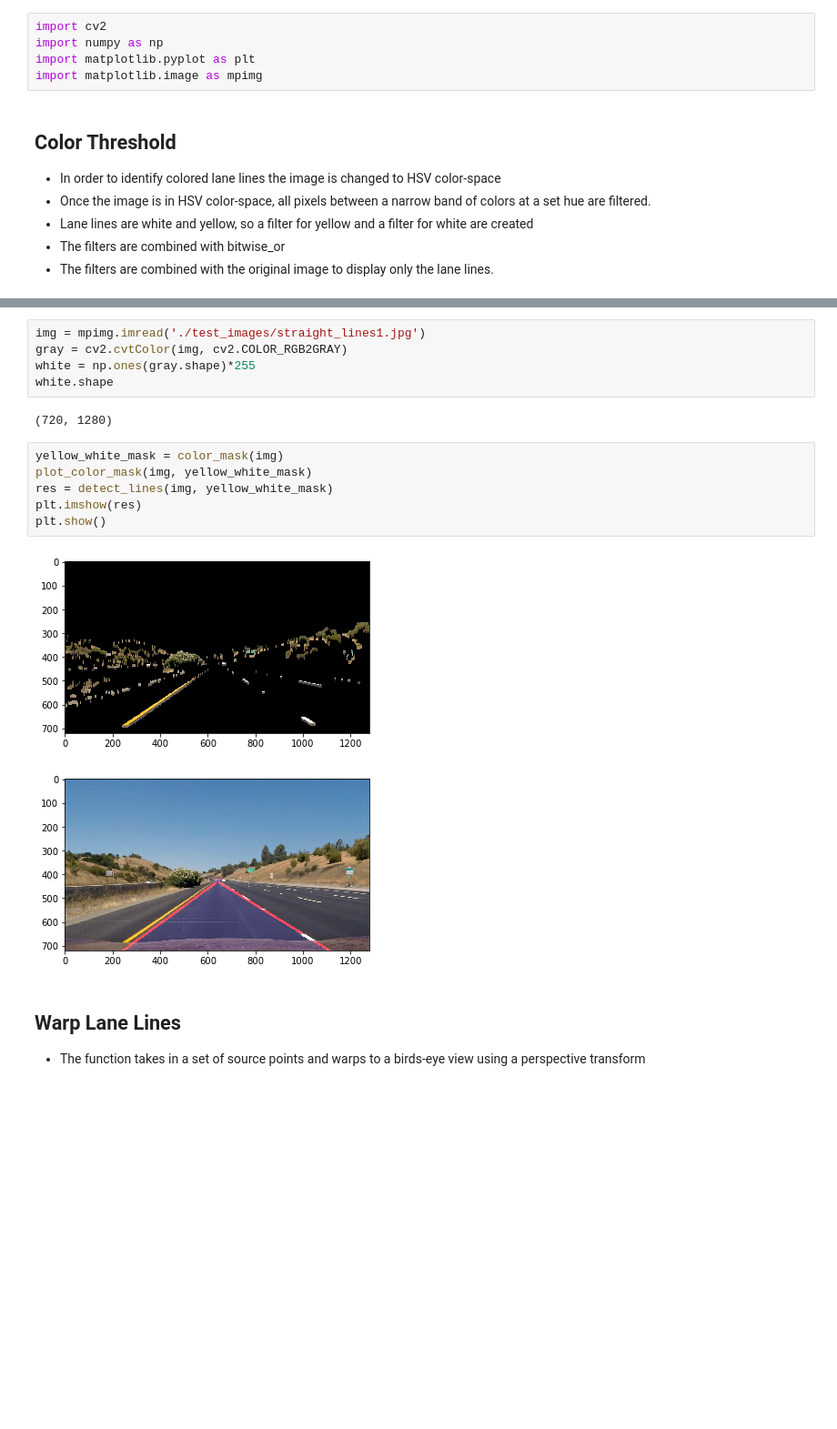
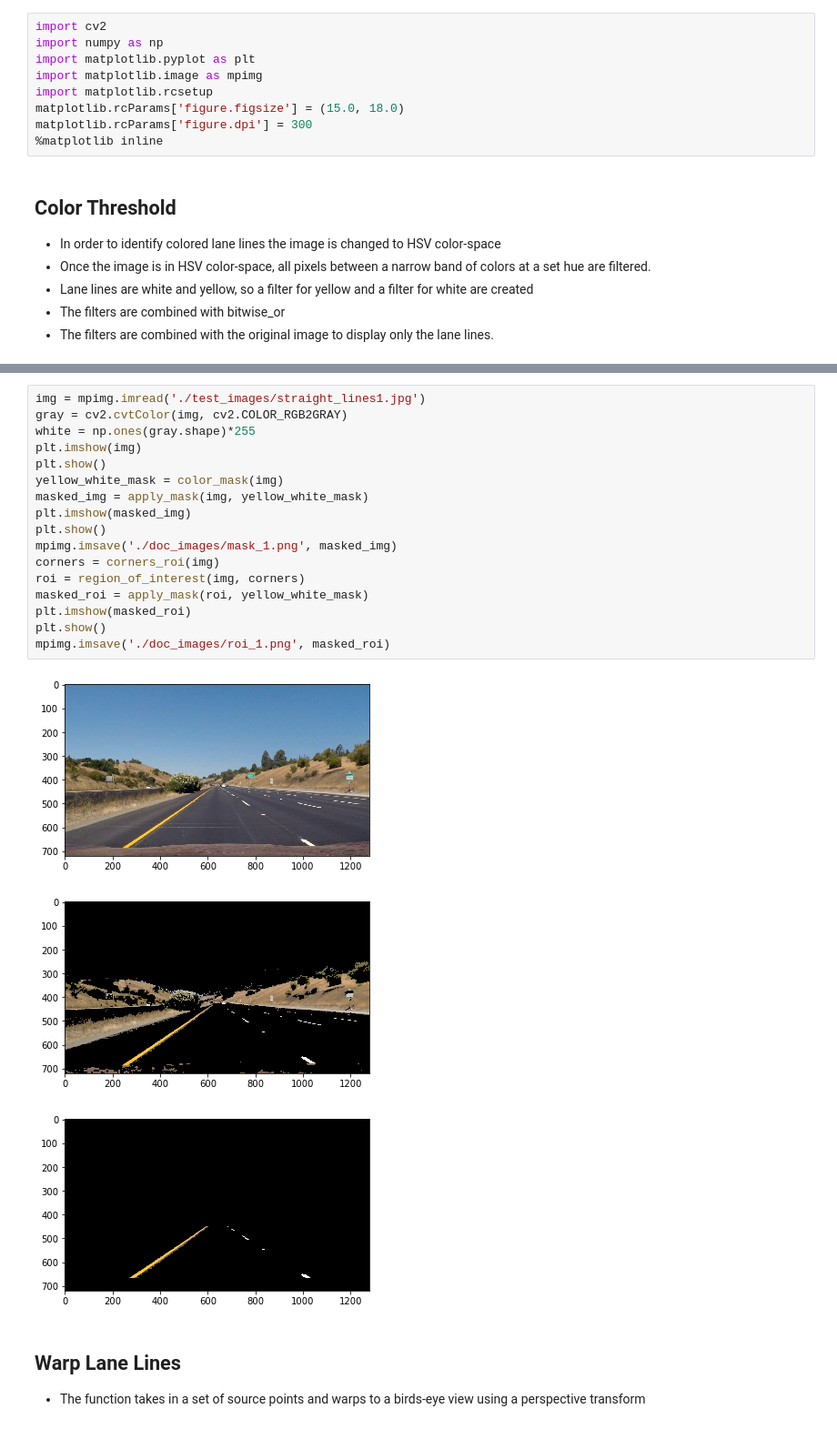
Before and after one commit to sketchc89/AdvanceLaneLines-P4, a Jupyter notebook: LineDetection.ipynb, the cells around one changed output, grey strips where cells are left out. Shown at 91% size. Cells and saved outputs as stored; diff of their text form; blank space fills up the shorter version.

```diff
--- a/LineDetection.ipynb
+++ b/LineDetection.ipynb
@@ -3,6 +3,10 @@ import cv2
 import numpy as np
 import matplotlib.pyplot as plt
 import matplotlib.image as mpimg
+import matplotlib.rcsetup
+matplotlib.rcParams['figure.figsize'] = (15.0, 18.0)
+matplotlib.rcParams['figure.dpi'] = 300
+%matplotlib inline
 # %% [markdown]
 ## Color Threshold
 * In order to identify colored lane lines the image is changed to HSV color-space
@@ -93,19 +84,24 @@ def detect_lines(img, c_mask):
-# %%
-img = mpimg.imread('./test_images/straight_lines1.jpg')
-gray = cv2.cvtColor(img, cv2.COLOR_RGB2GRAY)
-white = np.ones(gray.shape)*255
-white.shape
-# %% [output]
-(720, 1280)
-# %%
-yellow_white_mask = color_mask(img)
-plot_color_mask(img, yellow_white_mask)
-res = detect_lines(img, yellow_white_mask)
-plt.imshow(res)
-plt.show()
-# %% [output]
-[figure, removed]
-[figure, removed]
+# %%
+img = mpimg.imread('./test_images/straight_lines1.jpg')
+gray = cv2.cvtColor(img, cv2.COLOR_RGB2GRAY)
+white = np.ones(gray.shape)*255
+plt.imshow(img)
+plt.show()
+yellow_white_mask = color_mask(img)
+masked_img = apply_mask(img, yellow_white_mask)
+plt.imshow(masked_img)
+plt.show()
+mpimg.imsave('./doc_images/mask_1.png', masked_img)
+corners = corners_roi(img)
+roi = region_of_interest(img, corners)
+masked_roi = apply_mask(roi, yellow_white_mask)
+plt.imshow(masked_roi)
+plt.show()
+mpimg.imsave('./doc_images/roi_1.png', masked_roi)
+# %% [output]
+[figure, added]
+[figure, added]
+[figure, added]
 # %% [markdown]
 ## Warp Lane Lines
 * The function takes in a set of source points and warps to a birds-eye view using a perspective transform
```
Also changed, not shown: parts of 10 cells of this notebook.
